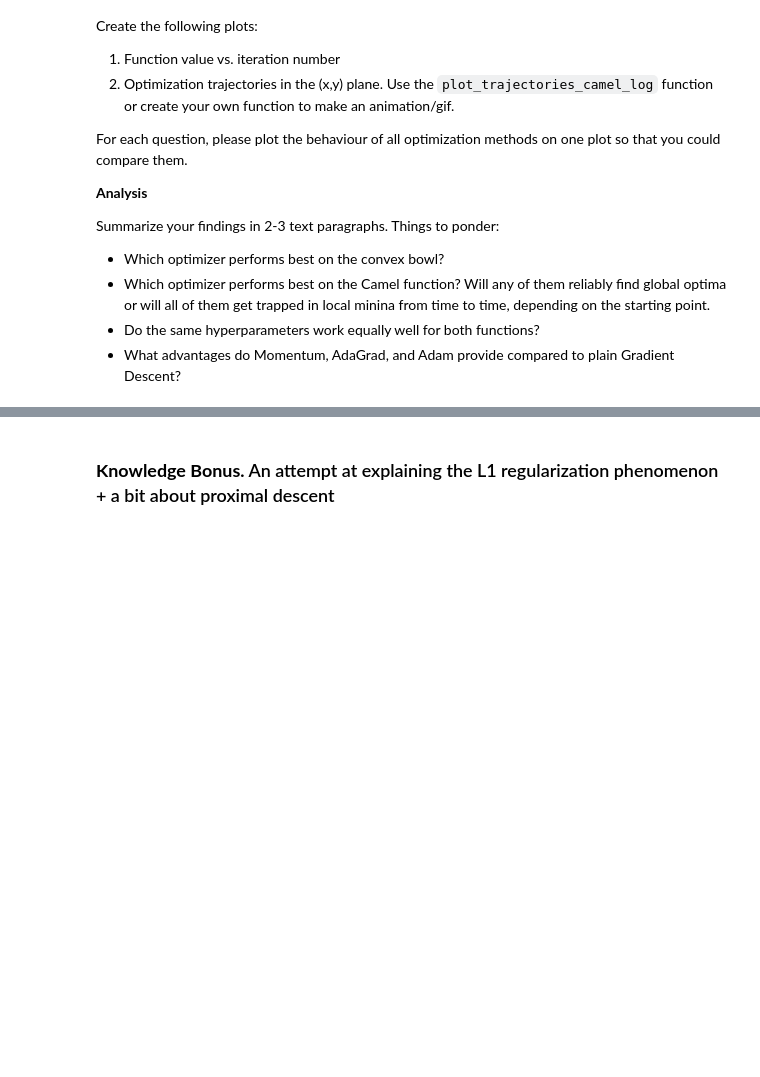
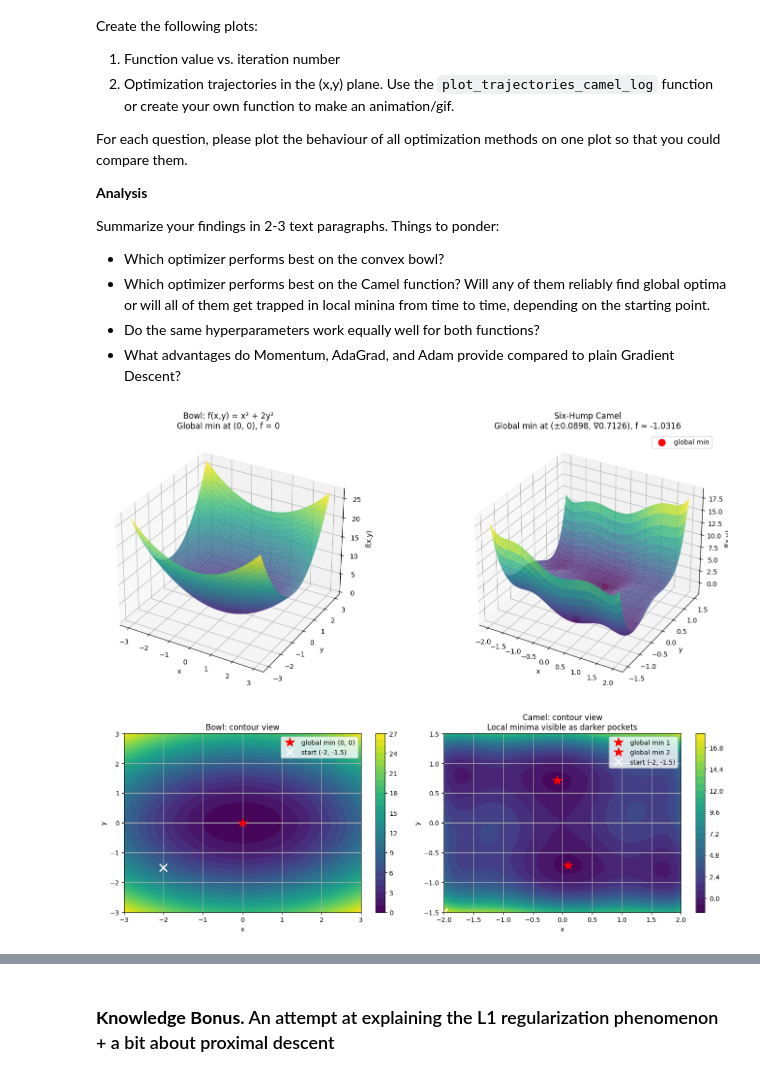
Before and after one commit to ilayni/nebius-lesson4-llm-architectures, a Jupyter notebook: LLM_Architectures_hometask_1_ilay_nisim_boris_kogan.ipynb, the cells around one changed output, grey strips where cells are left out. Drawn from its saved outputs; the diff is of its cells as text; code cells hidden in the pictures; blank space fills up the shorter version.

```diff
--- a/LLM_Architectures_hometask_1_ilay_nisim_boris_kogan.ipynb
+++ b/LLM_Architectures_hometask_1_ilay_nisim_boris_kogan.ipynb
@@ -1423,4 +1438,78 @@ def plot_trajectories_camel_log(f, results, xlim=(-3, 3), ylim=(-2, 2), title="O
     plt.legend()
     plt.grid(True)
     plt.show()
+# %%
+# Visualize both functions to see their landscape before optimizing
+from mpl_toolkits.mplot3d import Axes3D
+
+fig = plt.figure(figsize=(16, 6))
+
+# --- Bowl: 3D surface + contour ---
+ax1 = fig.add_subplot(1, 2, 1, projection='3d')
+x = np.linspace(-3, 3, 200)
+y = np.linspace(-3, 3, 200)
+X, Y = np.meshgrid(x, y)
+grid = torch.tensor(np.stack((X, Y), axis=-1), dtype=torch.float32)
+Z_bowl = bowl(grid).detach().numpy()
+
+ax1.plot_surface(X, Y, Z_bowl, cmap='viridis', alpha=0.8, edgecolor='none')
+ax1.set_title("Bowl: f(x,y) = x² + 2y²\nGlobal min at (0, 0), f = 0")
+ax1.set_xlabel("x"); ax1.set_ylabel("y"); ax1.set_zlabel("f(x,y)")
+
+# --- Camel: 3D surface + contour ---
+ax2 = fig.add_subplot(1, 2, 2, projection='3d')
+x = np.linspace(-2, 2, 200)
+y = np.linspace(-1.5, 1.5, 200)
+X, Y = np.meshgrid(x, y)
+grid = torch.tensor(np.stack((X, Y), axis=-1), dtype=torch.float32)
+Z_camel = camel(grid).detach().numpy()
+
+ax2.plot_surface(X, Y, Z_camel, cmap='viridis', alpha=0.8, edgecolor='none')
+# Mark global minima
+ax2.scatter([0.0898, -0.0898], [-0.7126, 0.7126], [-1.0316, -1.0316],
+            color='red', s=100, zorder=5, label='global min')
+ax2.set_title("Six-Hump Camel\nGlobal min at (±0.0898, ∇0.7126), f ≈ -1.0316")
+ax2.set_xlabel("x"); ax2.set_ylabel("y"); ax2.set_zlabel("f(x,y)")
+ax2.legend()
+
+plt.tight_layout()
+plt.show()
+
+# --- Contour views (top-down) to see minima locations ---
+fig, axes = plt.subplots(1, 2, figsize=(14, 5))
+
+x = np.linspace(-3, 3, 200)
+y = np.linspace(-3, 3, 200)
+X, Y = np.meshgrid(x, y)
+grid = torch.tensor(np.stack((X, Y), axis=-1), dtype=torch.float32)
+Z_bowl = bowl(grid).detach().numpy()
+
+cs1 = axes[0].contourf(X, Y, Z_bowl, levels=30, cmap='viridis')
+axes[0].plot(0, 0, 'r*', markersize=15, label='global min (0, 0)')
+axes[0].plot(-2, -1.5, 'wx', markersize=12, markeredgewidth=2, label='start (-2, -1.5)')
+axes[0].set_title("Bowl: contour view")
+axes[0].set_xlabel("x"); axes[0].set_ylabel("y")
+axes[0].legend(); axes[0].grid(True)
+plt.colorbar(cs1, ax=axes[0])
+
+x = np.linspace(-2, 2, 200)
+y = np.linspace(-1.5, 1.5, 200)
+X, Y = np.meshgrid(x, y)
+grid = torch.tensor(np.stack((X, Y), axis=-1), dtype=torch.float32)
+Z_camel = camel(grid).detach().numpy()
+
+cs2 = axes[1].contourf(X, Y, Z_camel, levels=30, cmap='viridis')
+axes[1].plot(0.0898, -0.7126, 'r*', markersize=15, label='global min 1')
+axes[1].plot(-0.0898, 0.7126, 'r*', markersize=15, label='global min 2')
+axes[1].plot(-2, -1.5, 'wx', markersize=12, markeredgewidth=2, label='start (-2, -1.5)')
+axes[1].set_title("Camel: contour view\nLocal minima visible as darker pockets")
+axes[1].set_xlabel("x"); axes[1].set_ylabel("y")
+axes[1].legend(); axes[1].grid(True)
+plt.colorbar(cs2, ax=axes[1])
+
+plt.tight_layout()
+plt.show()
+# %% [output]
+[figure, added]
+[figure, added]
 # %%
```
Also changed, not shown: parts of 6 cells of this notebook, 21 other files.
